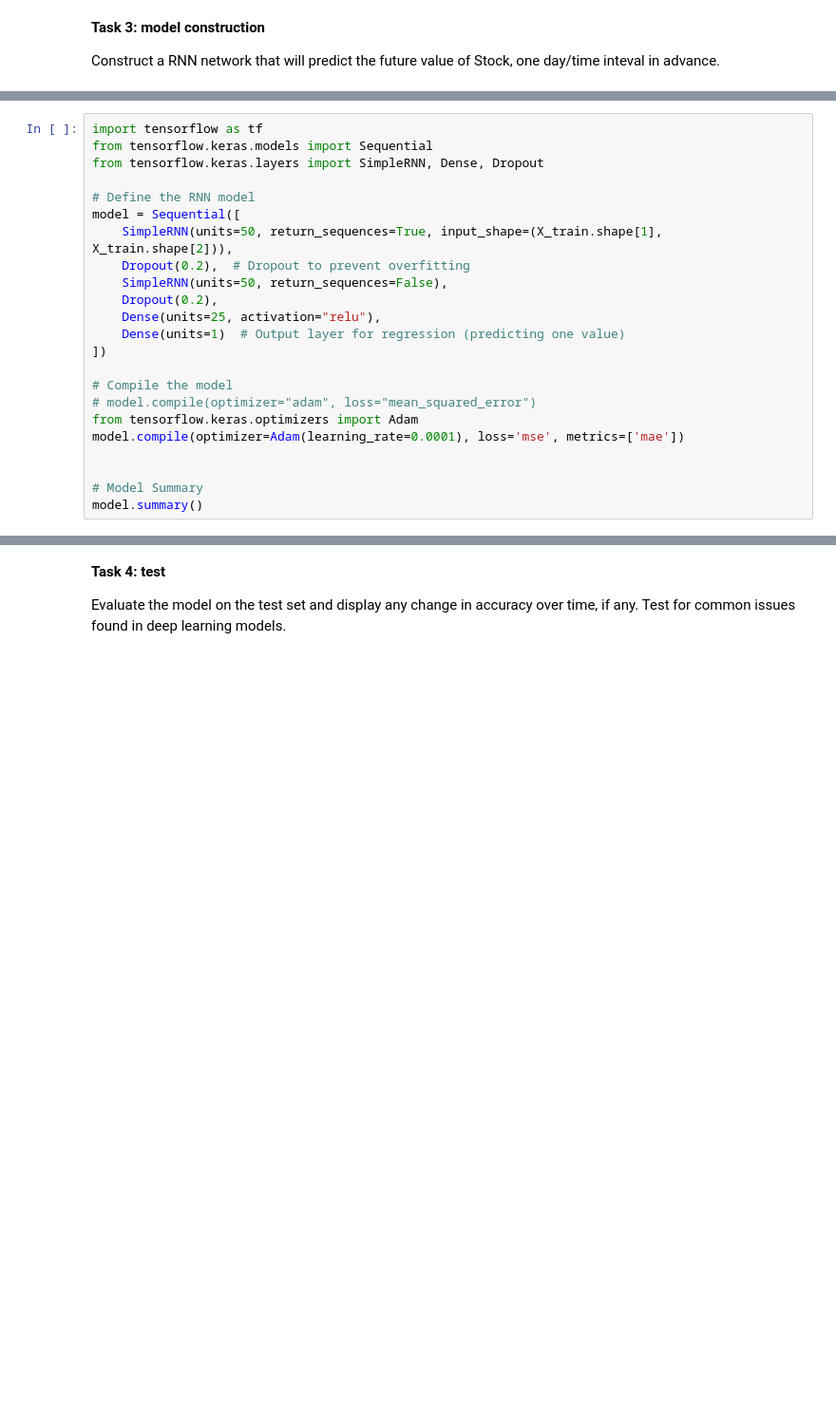
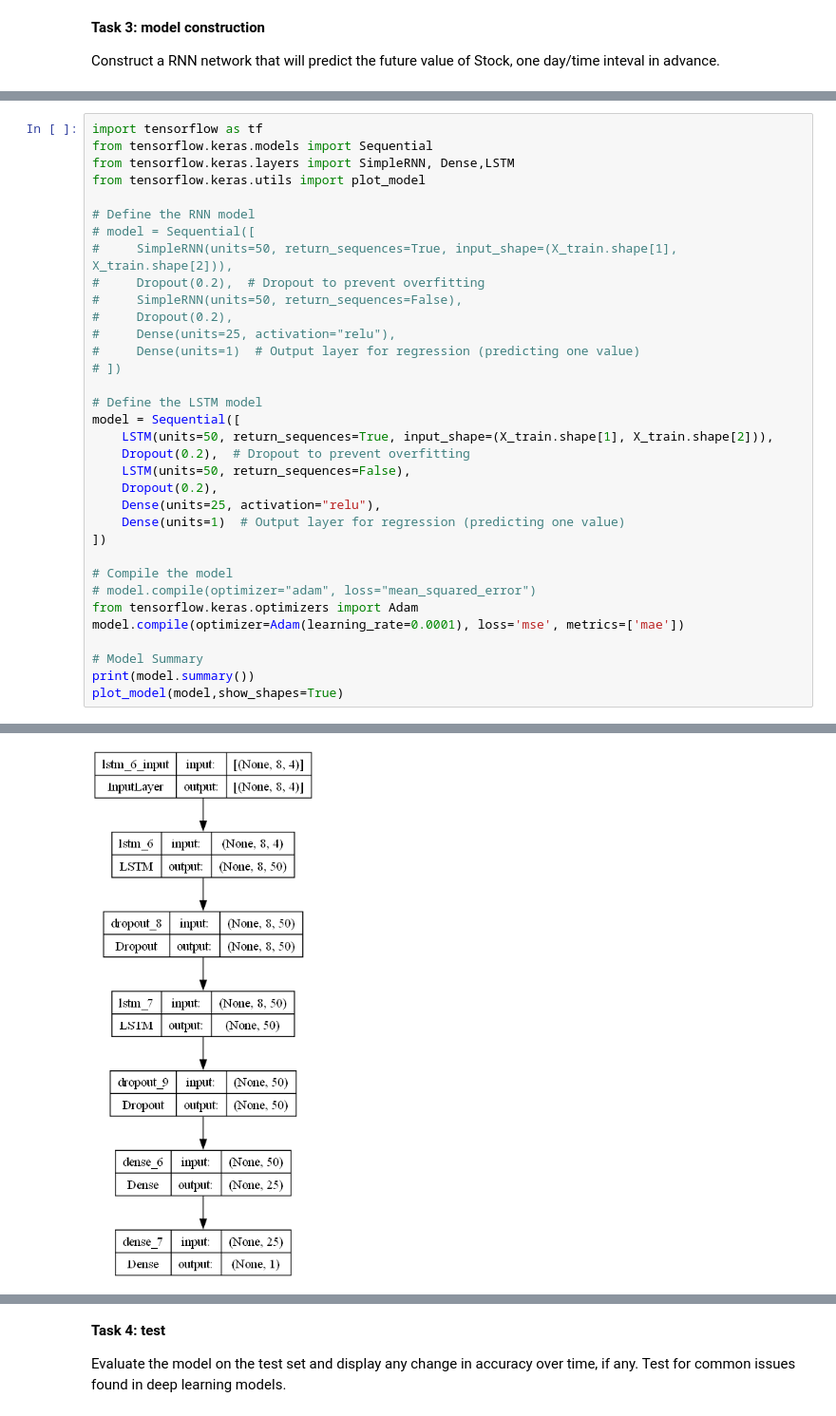
Before and after one commit to Noonansean1/CS5004, a Jupyter notebook: e-tivity2/Etivity2_23300159.ipynb, the cells around one changed output, grey strips where cells are left out. Shown: that part at 95% size. Drawn from its saved outputs; the diff is of its cells as text; blank space fills up the shorter version.

```diff
--- a/e-tivity2/Etivity2_23300159.ipynb
+++ b/e-tivity2/Etivity2_23300159.ipynb
@@ -279,13 +344,24 @@ print(X_test)
 # %%
 import tensorflow as tf
 from tensorflow.keras.models import Sequential
-from tensorflow.keras.layers import SimpleRNN, Dense, Dropout
+from tensorflow.keras.layers import SimpleRNN, Dense,LSTM
+from tensorflow.keras.utils import plot_model
 
 # Define the RNN model
+# model = Sequential([
+#     SimpleRNN(units=50, return_sequences=True, input_shape=(X_train.shape[1], X_train.shape[2])),
+#     Dropout(0.2),  # Dropout to prevent overfitting
+#     SimpleRNN(units=50, return_sequences=False),
+#     Dropout(0.2),
+#     Dense(units=25, activation="relu"),
+#     Dense(units=1)  # Output layer for regression (predicting one value)
+# ])
+
+# Define the LSTM model
 model = Sequential([
-    SimpleRNN(units=50, return_sequences=True, input_shape=(X_train.shape[1], X_train.shape[2])),
+    LSTM(units=50, return_sequences=True, input_shape=(X_train.shape[1], X_train.shape[2])),
     Dropout(0.2),  # Dropout to prevent overfitting
-    SimpleRNN(units=50, return_sequences=False),
+    LSTM(units=50, return_sequences=False),
     Dropout(0.2),
     Dense(units=25, activation="relu"),
     Dense(units=1)  # Output layer for regression (predicting one value)
@@ -296,7 +372,7 @@ model = Sequential([
 from tensorflow.keras.optimizers import Adam
 model.compile(optimizer=Adam(learning_rate=0.0001), loss='mse', metrics=['mae'])
 
-
 # Model Summary
-model.summary()
+print(model.summary())
+plot_model(model,show_shapes=True)
 # %% [output]
@@ -320,3 +396,4 @@ _________________________________________________________________
+[figure, added]
 # %%
 # Train the RNN model
 history = model.fit(
```
Also changed, not shown: parts of 46 cells of this notebook.
